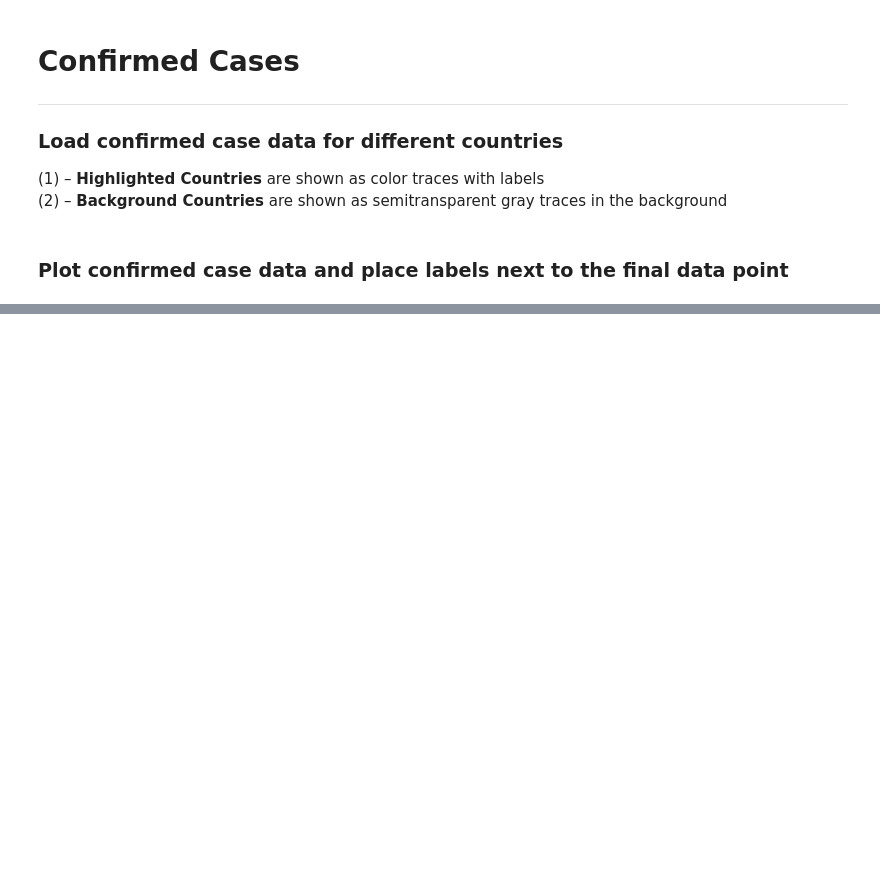
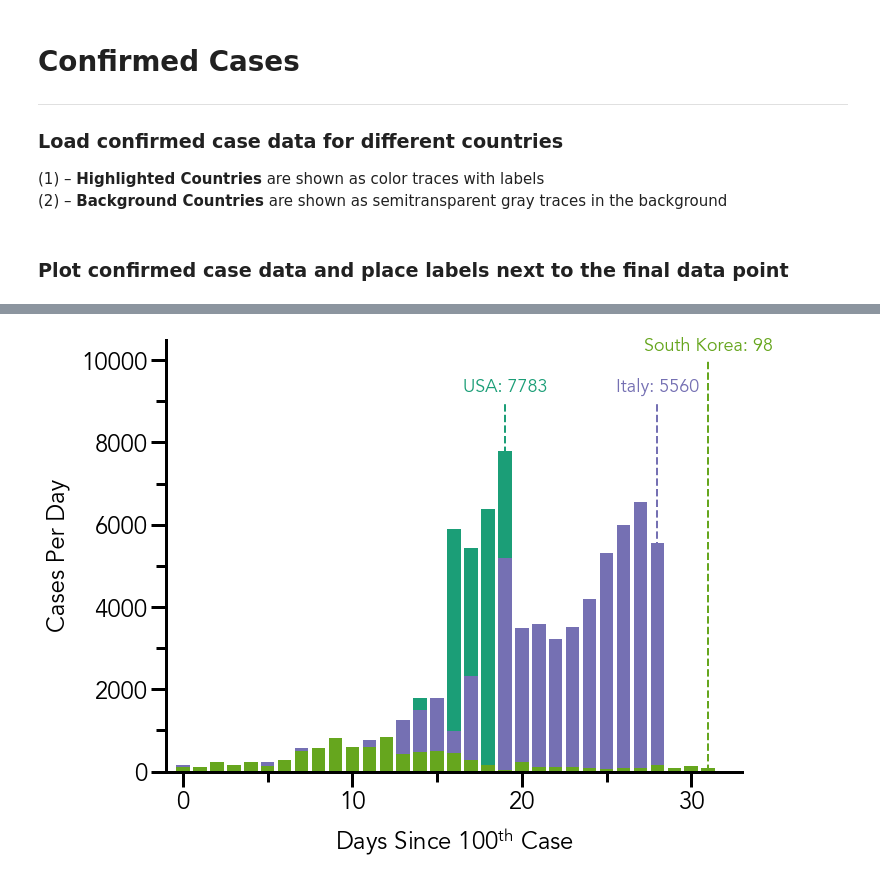
Before and after one commit to naveenv92/covid-19-visualization, a Jupyter notebook: covid_visualization.ipynb, the cells around one changed output, grey strips where cells are left out. Drawn from its saved outputs; the diff is of its cells as text; code cells hidden in the pictures; blank space fills up the shorter version.

```diff
--- a/covid_visualization.ipynb
+++ b/covid_visualization.ipynb
@@ -175,0 +184,54 @@ plt.show()
+# %%
+def dailyCases(cumulative_data):
+    daily_data = cumulative_data.copy()
+    for i in range(len(cumulative_data) - 1, 0, -1):
+        daily_data[i] = daily_data[i] - daily_data[i-1]
+    return daily_data
+# %%
+# Plot of confirmed cases
+
+mpl.rcParams['font.family'] = 'Avenir'
+plt.rcParams['axes.linewidth'] = 3
+plt.rcParams['font.size'] = 24
+
+colors = cm.get_cmap('Dark2', 5)
+color_bg = '#c6c6c6'
+
+fig = plt.figure(figsize=(8,6), facecolor='white')
+ax = fig.add_axes([0, 0, 1, 1])
+
+ax.spines['top'].set_visible(False)
+ax.spines['right'].set_visible(False)
+
+ax.xaxis.set_tick_params(which='major', size=15, width=3)
+ax.xaxis.set_tick_params(which='minor', size=10, width=3)
+ax.yaxis.set_tick_params(which='major', size=15, width=3)
+ax.yaxis.set_tick_params(which='minor', size=10, width=3)
+
+# Plot country data
+ax.bar(np.arange(0, len(data_usa), 1), dailyCases(data_usa), color=colors(0), zorder=2)
+ax.bar(np.arange(0, len(data_italy), 1), dailyCases(data_italy), color=colors(1), zorder=2)
+ax.bar(np.arange(0, len(data_korea), 1), dailyCases(data_korea), color=colors(2), zorder=2)
+
+# Label latest data
+ax.plot([19, 19], [0, 9000], linestyle='--', linewidth=2, color=colors(0), zorder=1)
+ax.text(19, 9100, 'USA: 7783', ha='center', va='bottom', size=18, color=colors(0))
+ax.plot([28, 28], [0, 9000], linestyle='--', linewidth=2, color=colors(1), zorder=1)
+ax.text(28, 9100, 'Italy: 5560', ha='center', va='bottom', size=18, color=colors(1))
+ax.plot([31, 31], [0, 10000], linestyle='--', linewidth=2, color=colors(2), zorder=1)
+ax.text(31, 10100, 'South Korea: 98', ha='center', va='bottom', size=18, color=colors(2))
+
+ax.xaxis.set_major_locator(mpl.ticker.MultipleLocator(10))
+ax.xaxis.set_minor_locator(mpl.ticker.MultipleLocator(5))
+ax.yaxis.set_major_locator(mpl.ticker.MultipleLocator(2000))
+ax.yaxis.set_minor_locator(mpl.ticker.MultipleLocator(1000))
+
+ax.set_xlabel(u'Days Since 100$\mathregular{^{th}}$ Case', labelpad=10)
+ax.set_ylabel('Cases Per Day', labelpad=10)
+
+ax.set_xlim(-1, 33)
+ax.set_ylim(0, 10500)
+
+plt.show()
+# %% [output]
+[figure, added]
```
Also changed, not shown: parts of 2 cells of this notebook.
